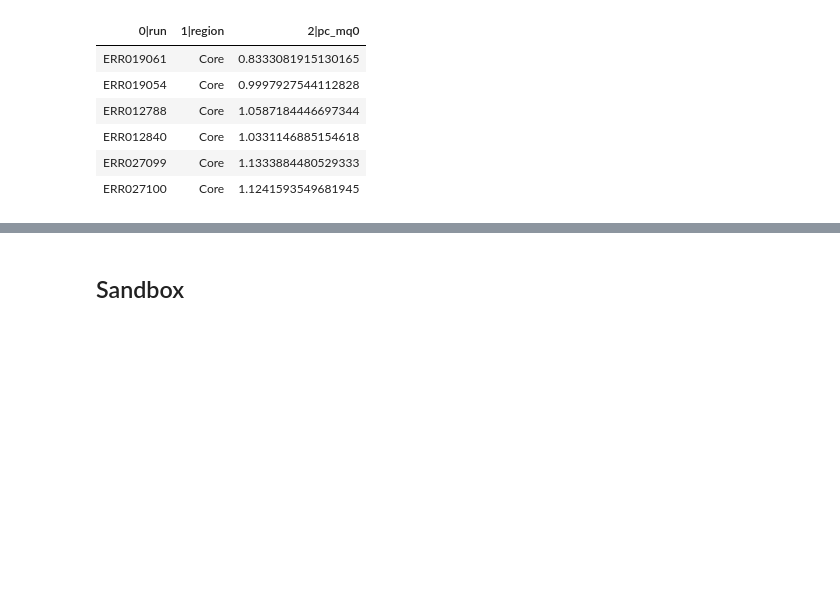
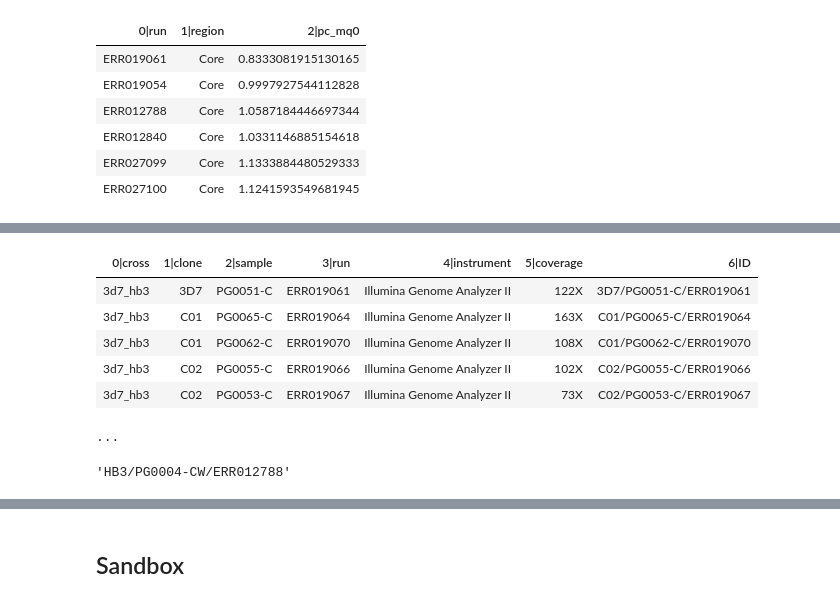
Before and after one commit to wtchg-kwiatkowski/pfx-paper-2015, a Jupyter notebook: supplementary/notebooks/genome_accessibility.ipynb, the cells around one changed output, grey strips where cells are left out. Drawn from its saved outputs; the diff is of its cells as text; code cells hidden in the pictures; blank space fills up the shorter version.

```diff
--- a/supplementary/notebooks/genome_accessibility.ipynb
+++ b/supplementary/notebooks/genome_accessibility.ipynb
@@ -103,0 +182,14 @@ tbl_mq0_summary_by_region.eq('region', 'Core').displayall()
+# %%
+tbl_samples = (etl
+    .fromtsv('/data/plasmodium/pfalciparum/pf-crosses/data/public/20141022/samples.txt')
+    .addfield('ID', lambda row: '%s/%s/%s' % (row.clone, row.sample, row.run))
+)
+tbl_samples
+# %% [output]
+| 0|cross | 1|clone | 2|sample | 3|run | 4|instrument | 5|coverage | 6|ID |
+| 3d7_hb3 | 3D7 | PG0051-C | ERR019061 | Illumina Genome Analyzer II | 122X | 3D7/PG0051-C/ERR019061 |
+| 3d7_hb3 | C01 | PG0065-C | ERR019064 | Illumina Genome Analyzer II | 163X | C01/PG0065-C/ERR019064 |
+| 3d7_hb3 | C01 | PG0062-C | ERR019070 | Illumina Genome Analyzer II | 108X | C01/PG0062-C/ERR019070 |
+| 3d7_hb3 | C02 | PG0055-C | ERR019066 | Illumina Genome Analyzer II | 102X | C02/PG0055-C/ERR019066 |
+| 3d7_hb3 | C02 | PG0053-C | ERR019067 | Illumina Genome Analyzer II | 73X | C02/PG0053-C/ERR019067 |
+...
@@ -103,0 +198,4 @@ tbl_mq0_summary_by_region.eq('region', 'Core').displayall()
+# %%
+run2id['ERR012788']
+# %% [output]
+'HB3/PG0004-CW/ERR012788'
```
Also changed, not shown: parts of 10 cells of this notebook, 4 other files.
